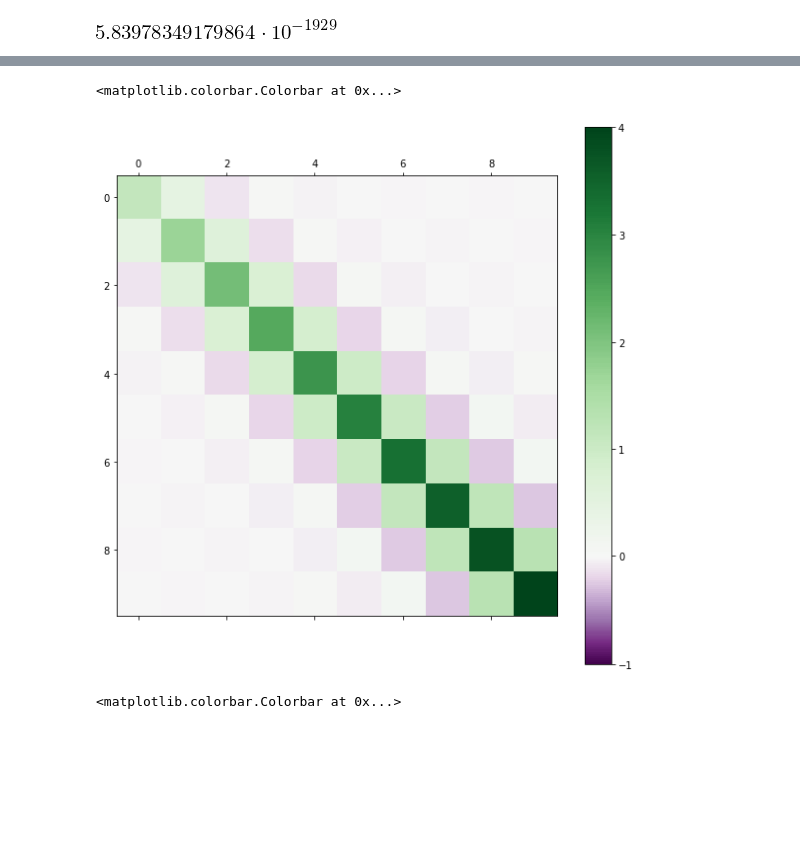
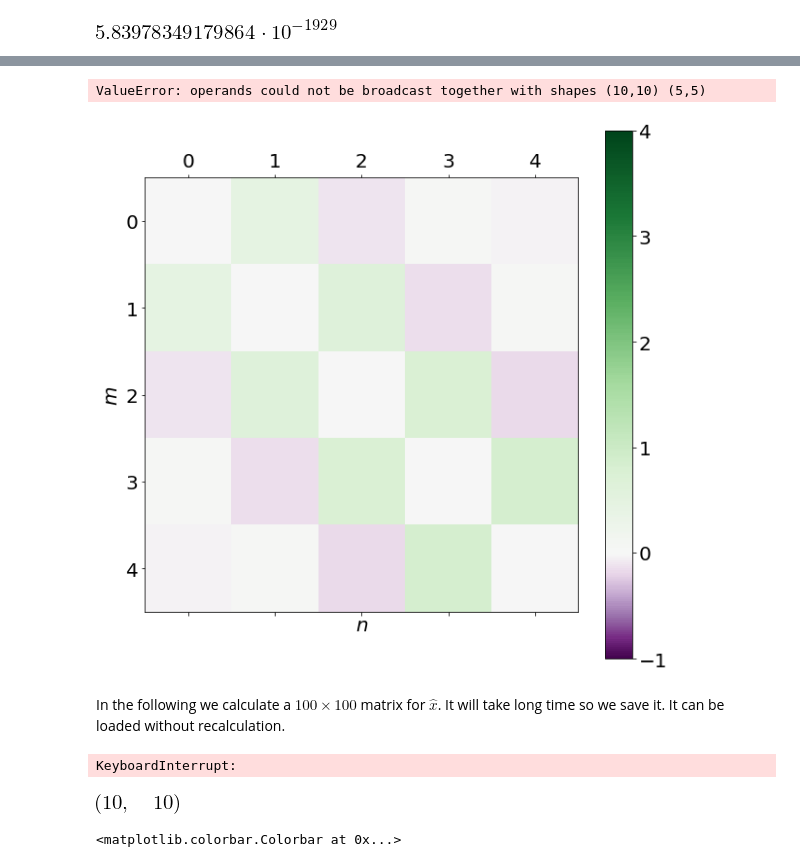
Before and after one commit to behnamgit/Q_Heat_Engine, a Jupyter notebook: Half_HO.ipynb, the cells around one changed output, grey strips where cells are left out. Saved outputs shown, nothing was run; the diff lists cells and outputs as text; code cells hidden in the pictures; blank space fills up the shorter version.

```diff
--- a/Half_HO.ipynb
+++ b/Half_HO.ipynb
@@ -50,5 +53,10 @@ N(half_harmonic(100,100))
 def integrand(x,n,m):
     return half_harmonic(n,x)*x*half_harmonic(m,x)
 
-X_el = lambda n,m: N( integrate(integrand(x,n,m),(x,0,100)) )
+def X_el(n,m):
+    return N( integrate(integrand(x,n,m),(x,0,100)) )
+#X_el = lambda n,m: N( integrate(integrand(x,n,m),(x,0,100)) )
 X_el_vectorized = np.vectorize(X_el, otypes = [np.ndarray])
+def x_el_map(params):
+    n,m = params
+    X_el(n,m)
@@ -54,0 +101,13 @@ X_el_vectorized = np.vectorize(X_el, otypes = [np.ndarray])
+# %%
+%%time
+SIZE = 5
+X = np.empty([SIZE,SIZE])
+
+
+for n in range(SIZE):
+    for m in range(n):
+        XTemp =X_el(n,m)
+        X[n,m]=XTemp
+        X[m,n]=XTemp
+#X = np.fromfunction(X_el_vectorized, (10,10), dtype=int)
+#X = X.astype('float')
@@ -55,15 +117,29 @@ X_el_vectorized = np.vectorize(X_el, otypes = [np.ndarray])
+# %%
+X2-X
+# %% [output]
+ValueError: operands could not be broadcast together with shapes (10,10) (5,5)
+# %%
+plt.figure(figsize=(10,10))
+norm = MidpointNormalize(midpoint=0)
+plt.matshow(X,fignum=0,vmin=-1,vmax=4, norm=norm,cmap=plt.cm.PRGn)
+cbar = plt.colorbar()
+plt.xlabel('$n$',fontsize=20); plt.ylabel('$m$',fontsize=20)
+plt.tick_params(labelsize=20)
+cbar.ax.tick_params(labelsize=20)
+# %% [output]
+[figure, added]
+# %% [markdown]
+In the following we calculate a $100 \times 100$ matrix for $\hat{x}$. It will take long time so we save it. It can be loaded without recalculation.
 # %%
-X = np.fromfunction(X_el_vectorized, (10,10), dtype=int)
-
+X = np.fromfunction(X_el_vectorized, (100,100), dtype=int)
 X = X.astype('float')
+np.save('X100.npy',X)
+# %% [output]
+KeyboardInterrupt:
-# %%
-plt.figure(figsize=(10,10))
-norm = MidpointNormalize(midpoint=0)
-plt.matshow(X,fignum=0,vmin=-1,vmax=4, norm=norm,cmap=plt.cm.PRGn)
-plt.colorbar()
-# %% [output]
-<matplotlib.colorbar.Colorbar at 0x...>
-[figure, removed]
+# %%
+np.shape(X)
+# %% [output]
+[figure, added]
 # %%
 def integrand(x,n,m):
     return half_harmonic(n,x)*diff(half_harmonic(m,x))
```
Also changed, not shown: parts of 9 cells of this notebook.
